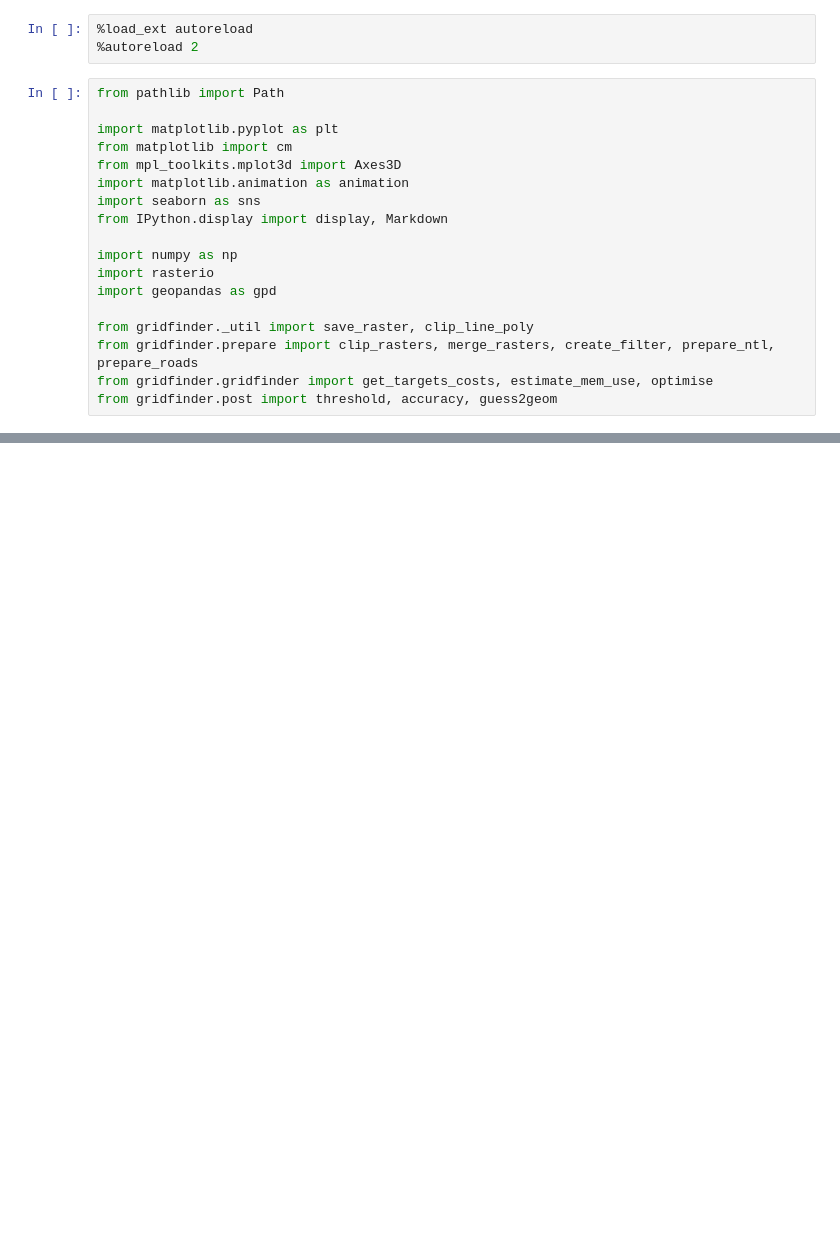
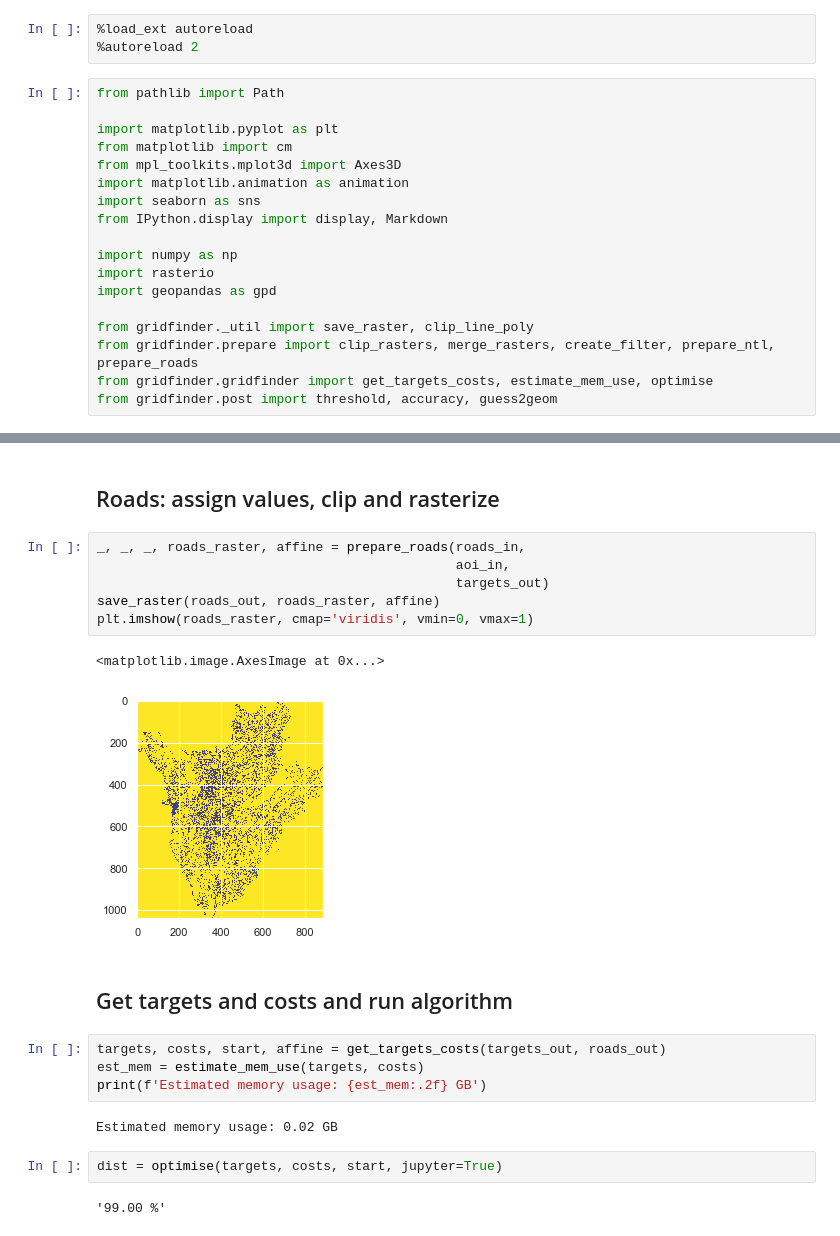
Before and after one commit to carderne/gridfinder, a Jupyter notebook: gridfinder.ipynb, the cells around one changed output, grey strips where cells are left out. Cells and saved outputs as stored; diff of their text form; blank space fills up the shorter version.

```diff
--- a/gridfinder.ipynb
+++ b/gridfinder.ipynb
@@ -303,0 +95,23 @@ CPLE_NotSupported in dataset /home/chris/Documents/Code/gridfinder/uganda/guess_
+# %% [markdown]
+## Roads: assign values, clip and rasterize
+# %%
+_, _, _, roads_raster, affine = prepare_roads(roads_in,
+                                              aoi_in,
+                                              targets_out)
+save_raster(roads_out, roads_raster, affine)
+plt.imshow(roads_raster, cmap='viridis', vmin=0, vmax=1)
+# %% [output]
+<matplotlib.image.AxesImage at 0x...>
+[figure, added]
+# %% [markdown]
+## Get targets and costs and run algorithm
+# %%
+targets, costs, start, affine = get_targets_costs(targets_out, roads_out)
+est_mem = estimate_mem_use(targets, costs)
+print(f'Estimated memory usage: {est_mem:.2f} GB')
+# %% [output]
+Estimated memory usage: 0.02 GB
+# %%
+dist = optimise(targets, costs, start, jupyter=True)
+# %% [output]
+'99.00 %'
```
Also changed, not shown: parts of 73 cells of this notebook, 2 other files.
